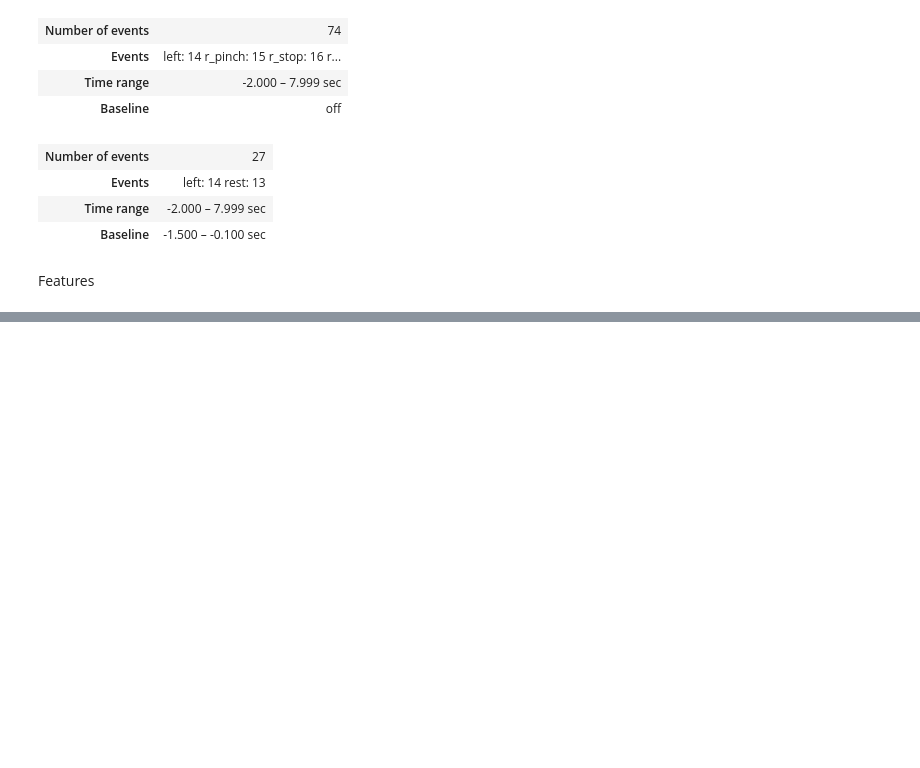
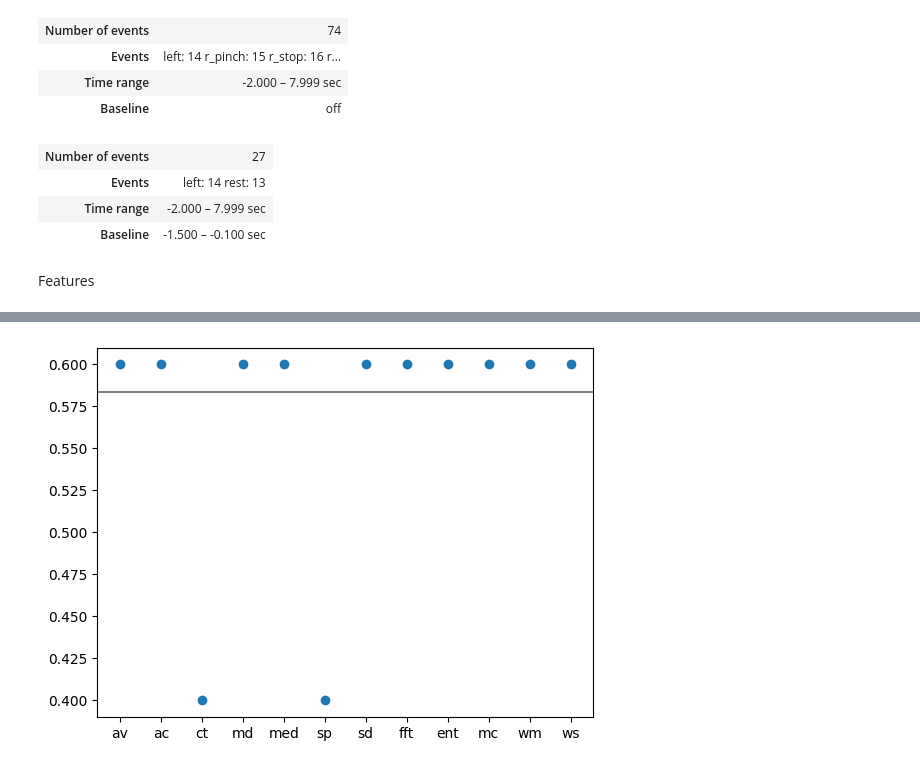
Before and after one commit to donalbertico/bci-analysis, a Jupyter notebook: ah/csp_feature_extraction.ipynb, the cells around one changed output, grey strips where cells are left out. Drawn from its saved outputs; the diff is of its cells as text; code cells hidden in the pictures; blank space fills up the shorter version.

```diff
--- a/ah/csp_feature_extraction.ipynb
+++ b/ah/csp_feature_extraction.ipynb
@@ -172,0 +206,4 @@ chance = max(chance, 1. - chance)
+# %%
+train_configuration(time_config, train_epochs, csp_components, fmax, fmin)
+# %% [output]
+[figure, added]
```
Also changed, not shown: parts of 23 cells of this notebook, 4 other files.
